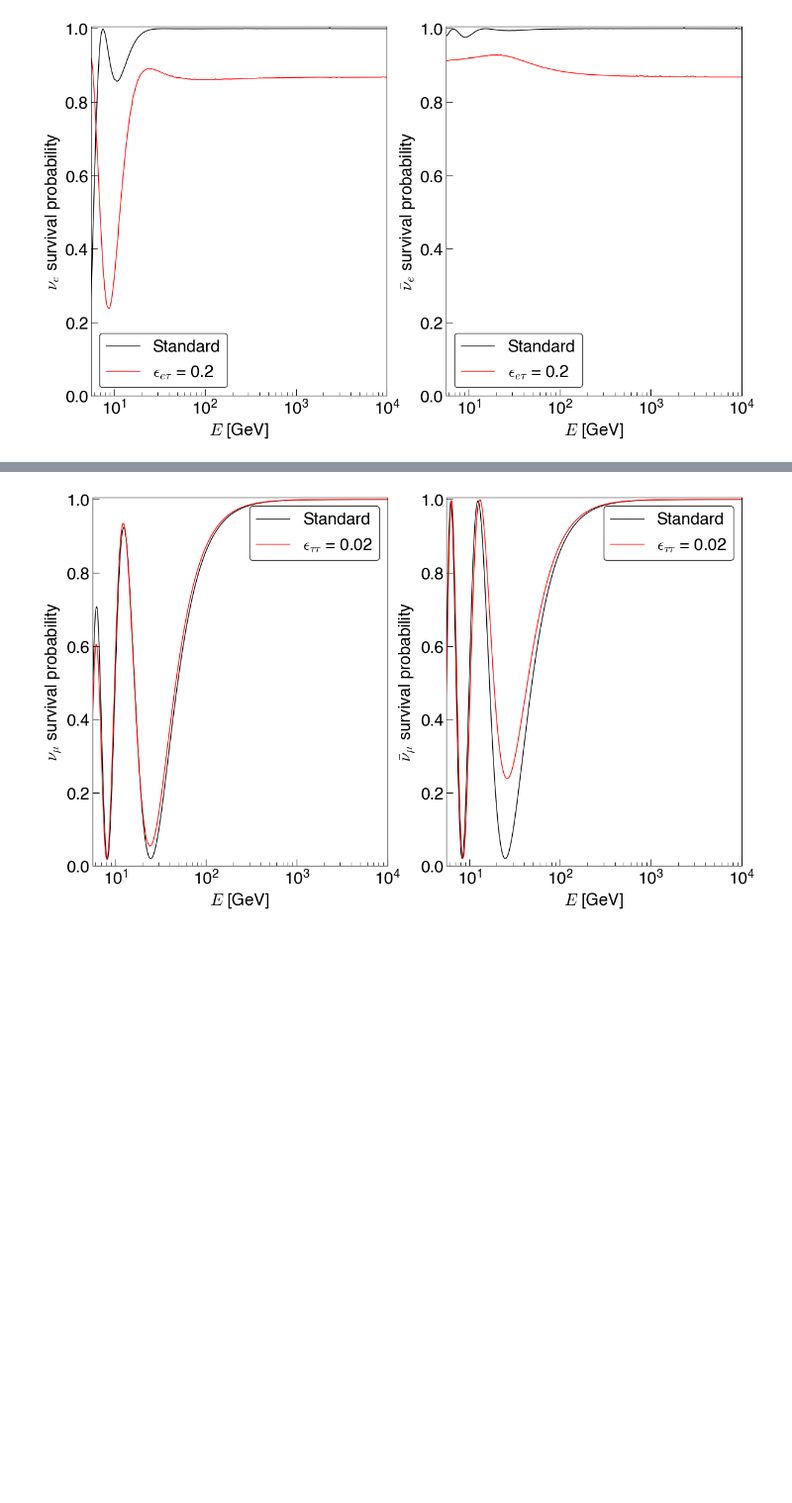
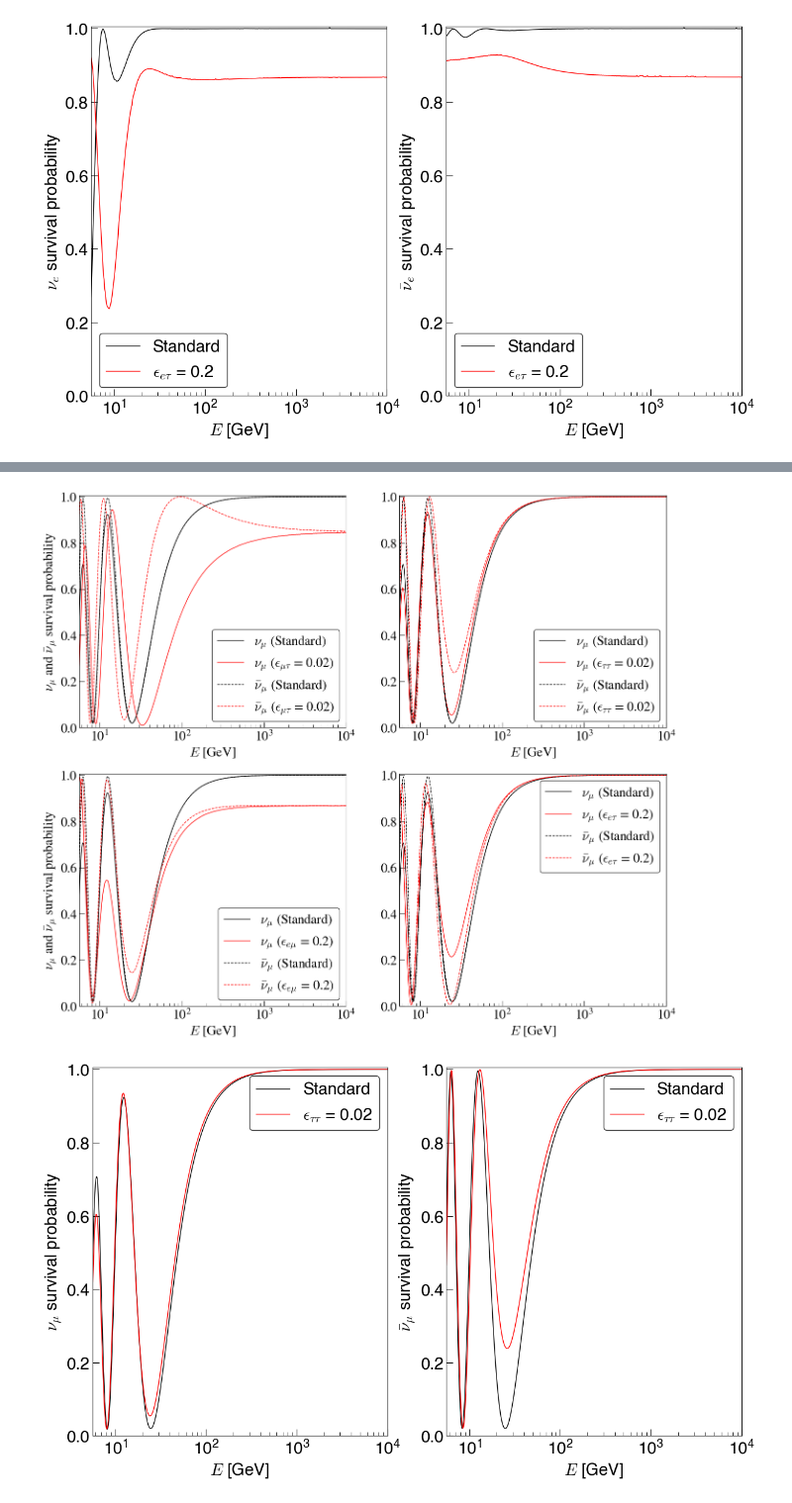
Before and after one commit to Sjoeborg/thesis, a Jupyter notebook: thesis/notebooks/NSItheory.ipynb, the cells around one changed output, grey strips where cells are left out. Shown at 99% size. Saved outputs shown, nothing was run; the diff lists cells and outputs as text; code cells hidden in the pictures; blank space fills up the shorter version.

```diff
--- a/thesis/notebooks/NSItheory.ipynb
+++ b/thesis/notebooks/NSItheory.ipynb
@@ -247,3 +213,75 @@ ax[0].yaxis.get_major_ticks()[-1].draw = lambda *args: None
+# %%
+fig, ax = plt.subplots(2, 2, figsize=(16, 14))
+ax = ax.flatten()
+labels = [
+    (r"$\nu_\mu$ (Standard", r"$\nu_\mu$ $\epsilon_{\mu\tau}$ = 0.02"), ("Standard", r"$\epsilon_{\tau\tau}$ = 0.02"),
+    ("Standard", r"$\epsilon_{e\mu}$ = 0.2"), ("Standard", r"$\epsilon_{e\tau}$ = 0.2"),
+    ]
+
+ax[0].plot(all_range, Pmm_emt_IC[1, :], ls="solid", label=r"$\nu_\mu$ (Standard)", c="black", lw=1)
+ax[0].plot(all_range, Pmm_emt_IC[0, :], ls="solid", label=r"$\nu_\mu$ ($\epsilon_{\mu\tau}$ = 0.02)", c="red", lw=1)
+ax[0].plot(all_range, Pamam_emt_IC[1, :], ls="dashed", label=r"$\bar{\nu}_\mu$ (Standard)", c="black", lw=1)
+ax[0].plot(all_range, Pamam_emt_IC[0, :], ls="dashed", label=r"$\bar{\nu}_\mu$ ($\epsilon_{\mu\tau}$ = 0.02)", c="red", lw=1)
+
+ax[1].plot(all_range, Pmm_ett_IC[1, :], ls="solid", label=r"$\nu_\mu$ (Standard)", c="black", lw=1)
+ax[1].plot(all_range, Pmm_ett_IC[0, :], ls="solid", label=r"$\nu_\mu$ ($\epsilon_{\tau\tau}$ = 0.02)", c="red", lw=1)
+ax[1].plot(all_range, Pamam_ett_IC[1, :], ls="dashed", label=r"$\bar{\nu}_\mu$ (Standard)", c="black", lw=1)
+ax[1].plot(all_range, Pamam_ett_IC[0, :], ls="dashed", label=r"$\bar{\nu}_\mu$ ($\epsilon_{\tau\tau}$ = 0.02)", c="red", lw=1)
+
+ax[2].plot(all_range, Pmm_eem_IC[1, :], ls="solid", label=r"$\nu_\mu$ (Standard)", c="black", lw=1)
+ax[2].plot(all_range, Pmm_eem_IC[0, :], ls="solid", label=r"$\nu_\mu$ ($\epsilon_{e\mu}$ = 0.2)", c="red", lw=1)
+ax[2].plot(all_range, Pamam_eem_IC[1, :], ls="dashed", label=r"$\bar{\nu}_\mu$ (Standard)", c="black", lw=1)
+ax[2].plot(all_range, Pamam_eem_IC[0, :], ls="dashed", label=r"$\bar{\nu}_\mu$ ($\epsilon_{e\mu}$ = 0.2)", c="red", lw=1)
+
+ax[3].plot(all_range, Pmm_eet_IC[1, :], ls="solid", label=r"$\nu_\mu$ (Standard)", c="black", lw=1)
+ax[3].plot(all_range, Pmm_eet_IC[0, :], ls="solid", label=r"$\nu_\mu$ ($\epsilon_{e\tau}$ = 0.2)", c="red", lw=1)
+ax[3].plot(all_range, Pamam_eet_IC[1, :], ls="dashed", label=r"$\bar{\nu}_\mu$ (Standard)", c="black", lw=1)
+ax[3].plot(all_range, Pamam_eet_IC[0, :], ls="dashed", label=r"$\bar{\nu}_\mu$ ($\epsilon_{e\tau}$ = 0.2)", c="red", lw=1)
+
+ax[0].set_xscale("log")
+ax[1].set_xscale("log")
+ax[2].set_xscale("log")
+ax[3].set_xscale("log")
+
+
+ax[0].set_ylim((0, 1.005))
+ax[1].set_ylim((0, 1.005))
+ax[2].set_ylim((0, 1.005))
+ax[3].set_ylim((0, 1.005))
+
+ax[0].set_xlim((5.6, 10000))
+ax[1].set_xlim((5.6, 10000))
+ax[2].set_xlim((5.6, 10000))
+ax[3].set_xlim((5.6, 10000))
+
+ax[0].legend(fontsize=20).get_frame().set_edgecolor("k")
+ax[1].legend(fontsize=20).get_frame().set_edgecolor("k")
+ax[2].legend(fontsize=20).get_frame().set_edgecolor("k")
+ax[3].legend(fontsize=20).get_frame().set_edgecolor("k")
+
+ax[0].set_ylabel(r"$\nu_\mu$ and $\bar{\nu}_\mu$ survival probability", fontsize=20)
+#ax[1].set_ylabel(r"$\nu_\mu$ and $\bar{\nu}_\mu$ survival probability", fontsize=20)
+ax[2].set_ylabel(r"$\nu_\mu$ and $\bar{\nu}_\mu$ survival probability", fontsize=20)
+#ax[3].set_ylabel(r"$\nu_\mu$ and $\bar{\nu}_\mu$ survival probability", fontsize=20)
+
+ax[0].set_xlabel(r"$E$ [GeV]", fontsize=20)
+ax[1].set_xlabel(r"$E$ [GeV]", fontsize=20)
+ax[2].set_xlabel(r"$E$ [GeV]", fontsize=20)
+ax[3].set_xlabel(r"$E$ [GeV]", fontsize=20)
+
+ax[0].tick_params(axis="both", direction="in", which="both", length=8, labelsize=20)
+ax[0].tick_params(which="minor", length=4)
+
+ax[1].tick_params(axis="both", direction="in", which="both", length=8, labelsize=20)
+ax[1].tick_params(which="minor", length=4)
+ax[2].tick_params(axis="both", direction="in", which="both", length=8, labelsize=20)
+ax[2].tick_params(which="minor", length=4)
+ax[3].tick_params(axis="both", direction="in", which="both", length=8, labelsize=20)
+ax[3].tick_params(which="minor", length=4)
+ax[0].yaxis.get_major_ticks()[-1].draw = lambda *args: None
+#savethesis(fig, "Pmm_emt_probs")
+# %% [output]
+[figure, added]
 # %%
 fig, ax = plt.subplots(1, 2, figsize=(14, 8))
 ax = ax.flatten()
```
Also changed, not shown: parts of 3 cells of this notebook.
